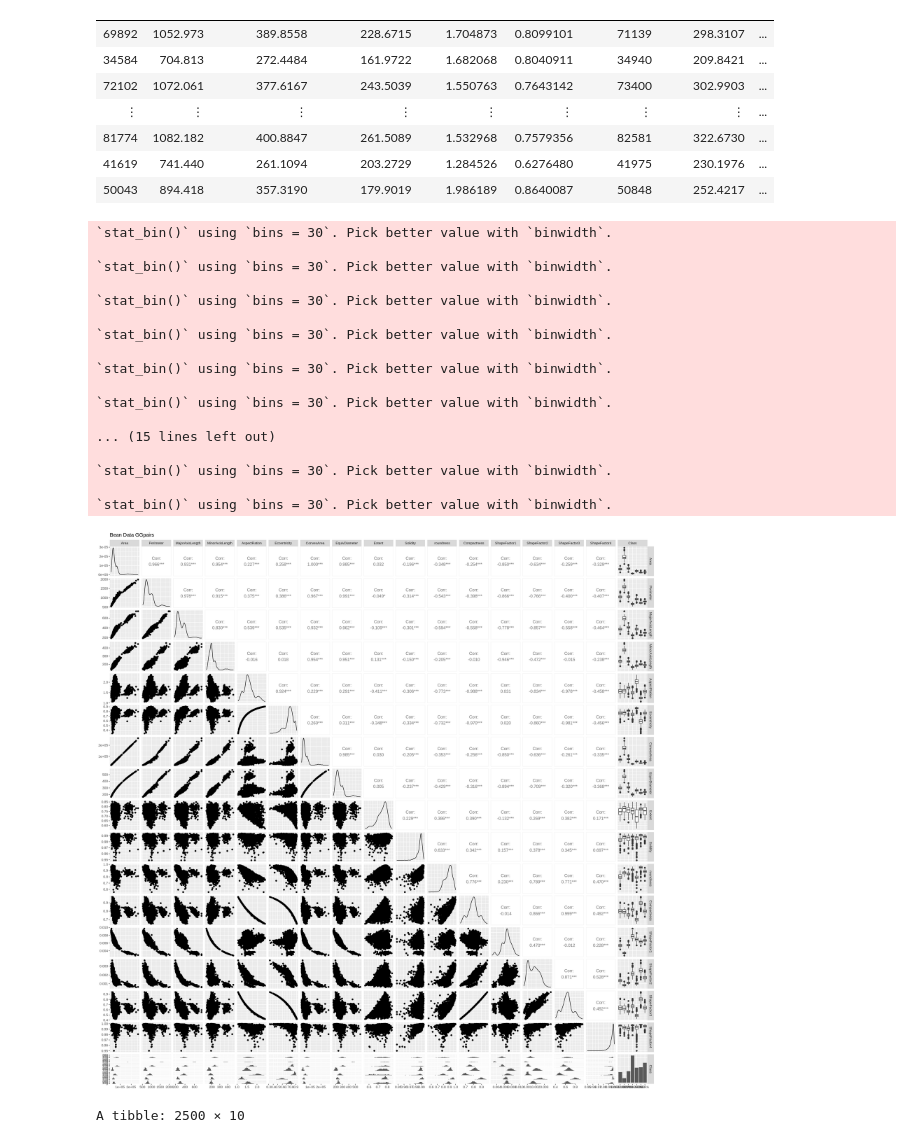
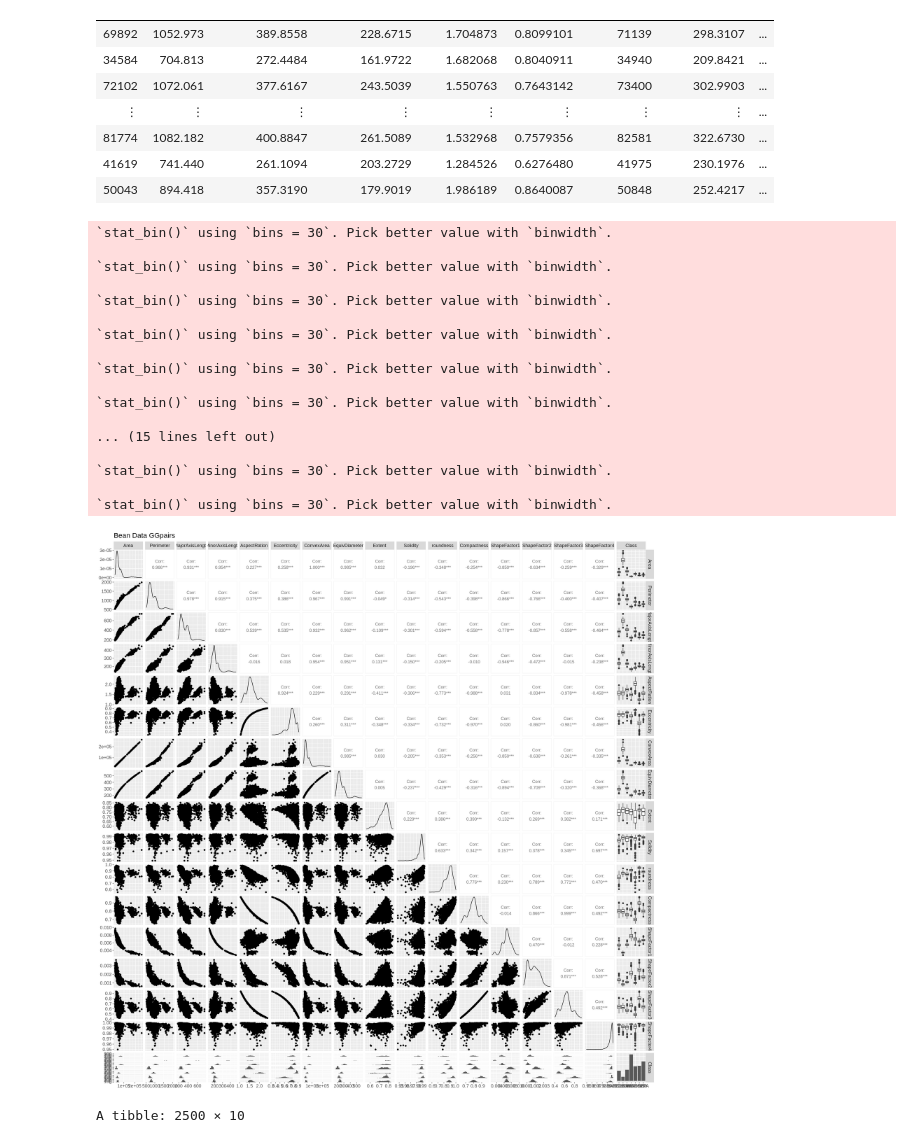
Before and after one commit to dhawal-rathore/DSCI100-Group-Project, a Jupyter notebook: FinalProject.ipynb, the cells around one changed output. Saved outputs shown, nothing was run; the diff lists cells and outputs as text; code cells hidden in the pictures.

```diff
--- a/FinalProject.ipynb
+++ b/FinalProject.ipynb
@@ -83,30 +83,31 @@ A spec_tbl_df: 2500 × 17
 # %%
 #Here we look at the distribution and means of the different variables to choose which to include in our dataset
 options(repr.plot.width = 20, repr.plot.height = 20)
 bean_ggpairs <- bean_data_training |>
     ggpairs() +
-    ggtitle("Bean Data GGpairs")
+    ggtitle("Bean Data GGpairs") +
+    theme(text = element_text(size = 15))
 
 bean_ggpairs
 # %% [output]
 `stat_bin()` using `bins = 30`. Pick better value with `binwidth`.
 
 `stat_bin()` using `bins = 30`. Pick better value with `binwidth`.
 
 `stat_bin()` using `bins = 30`. Pick better value with `binwidth`.
 
 `stat_bin()` using `bins = 30`. Pick better value with `binwidth`.
 
 `stat_bin()` using `bins = 30`. Pick better value with `binwidth`.
 
 `stat_bin()` using `bins = 30`. Pick better value with `binwidth`.
 
 ... (15 lines left out)
 
 `stat_bin()` using `bins = 30`. Pick better value with `binwidth`.
 
 `stat_bin()` using `bins = 30`. Pick better value with `binwidth`.
-[figure, old version]
+[figure, new version]
 # %%
 #removing the predictors we are not using
 bean_data <- bean_data_training |>
```
